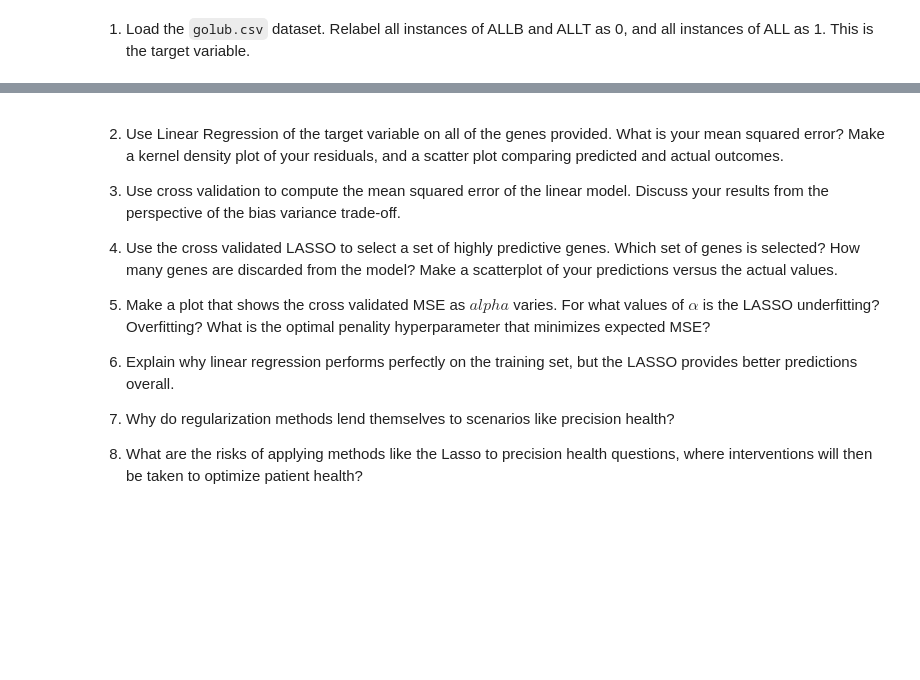
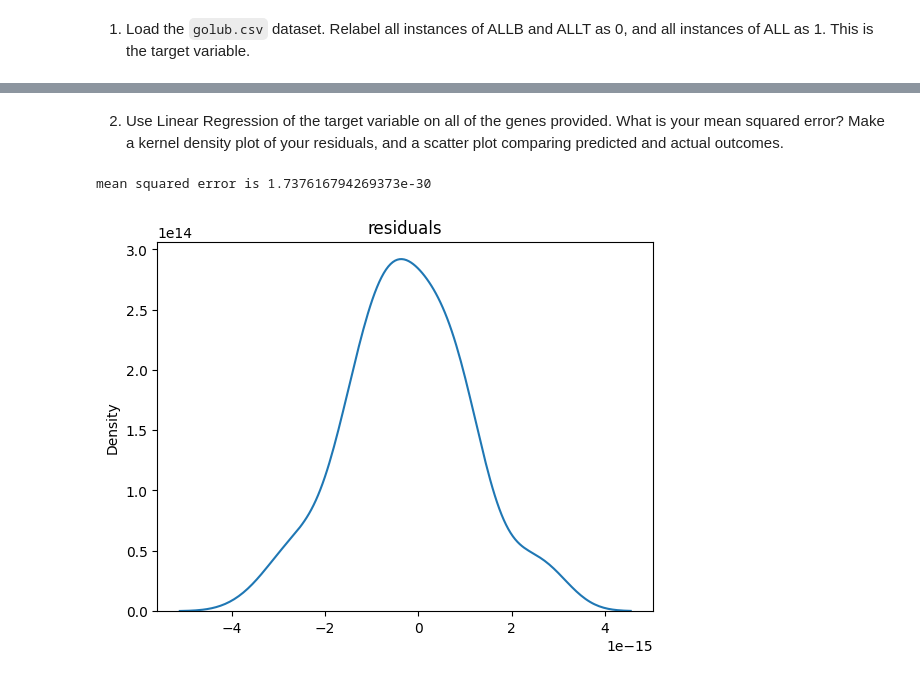
Before and after one commit to syd-nguyen/ds3021-assignments, a Jupyter notebook: assignments/genomics_lab.ipynb, the cells around one changed output, grey strips where cells are left out. Cells and saved outputs as stored; diff of their text form; code cells hidden in the pictures; blank space fills up the shorter version.

```diff
--- a/assignments/genomics_lab.ipynb
+++ b/assignments/genomics_lab.ipynb
@@ -26,15 +30,22 @@ df.head()
 5 rows × 7135 columns
 # %% [markdown]
 2. Use Linear Regression of the target variable on all of the genes provided. What is your mean squared error? Make a kernel density plot of your residuals, and a scatter plot comparing predicted and actual outcomes.
-
-3. Use cross validation to compute the mean squared error of the linear model. Discuss your results from the perspective of the bias variance trade-off.
-
-4. Use the cross validated LASSO to select a set of highly predictive genes. Which set of genes is selected? How many genes are discarded from the model? Make a scatterplot of your predictions versus the actual values.
-
-5. Make a plot that shows the cross validated MSE as $alpha$ varies. For what values of $\alpha$ is the LASSO underfitting? Overfitting? What is the optimal penality hyperparameter that minimizes expected MSE?
-
-6. Explain why linear regression performs perfectly on the training set, but the LASSO provides better predictions overall.
-
-7. Why do regularization methods lend themselves to scenarios like precision health?
-
-8. What are the risks of applying methods like the Lasso to precision health questions, where interventions will then be taken to optimize patient health?
+# %%
+y = df['cancer'].to_numpy()
+x = df.drop(['Samples', 'BM.PB', 'Gender', 'Source', 'tissue.mf', 'cancer'], axis=1).to_numpy()
+# %%
+model = LinearRegression()
+model.fit(x, y)
+yhat = model.predict(x)
+# %%
+mse = np.sum( (y - yhat)**2 ) / len(y)
+print('mean squared error is', mse)
+# %% [output]
+mean squared error is 1.737616794269373e-30
+# %%
+residuals = yhat - y
+sns.kdeplot(residuals)
+plt.title('residuals')
+plt.show()
+# %% [output]
+[figure, added]
```
Also changed, not shown: parts of 15 cells of this notebook.
